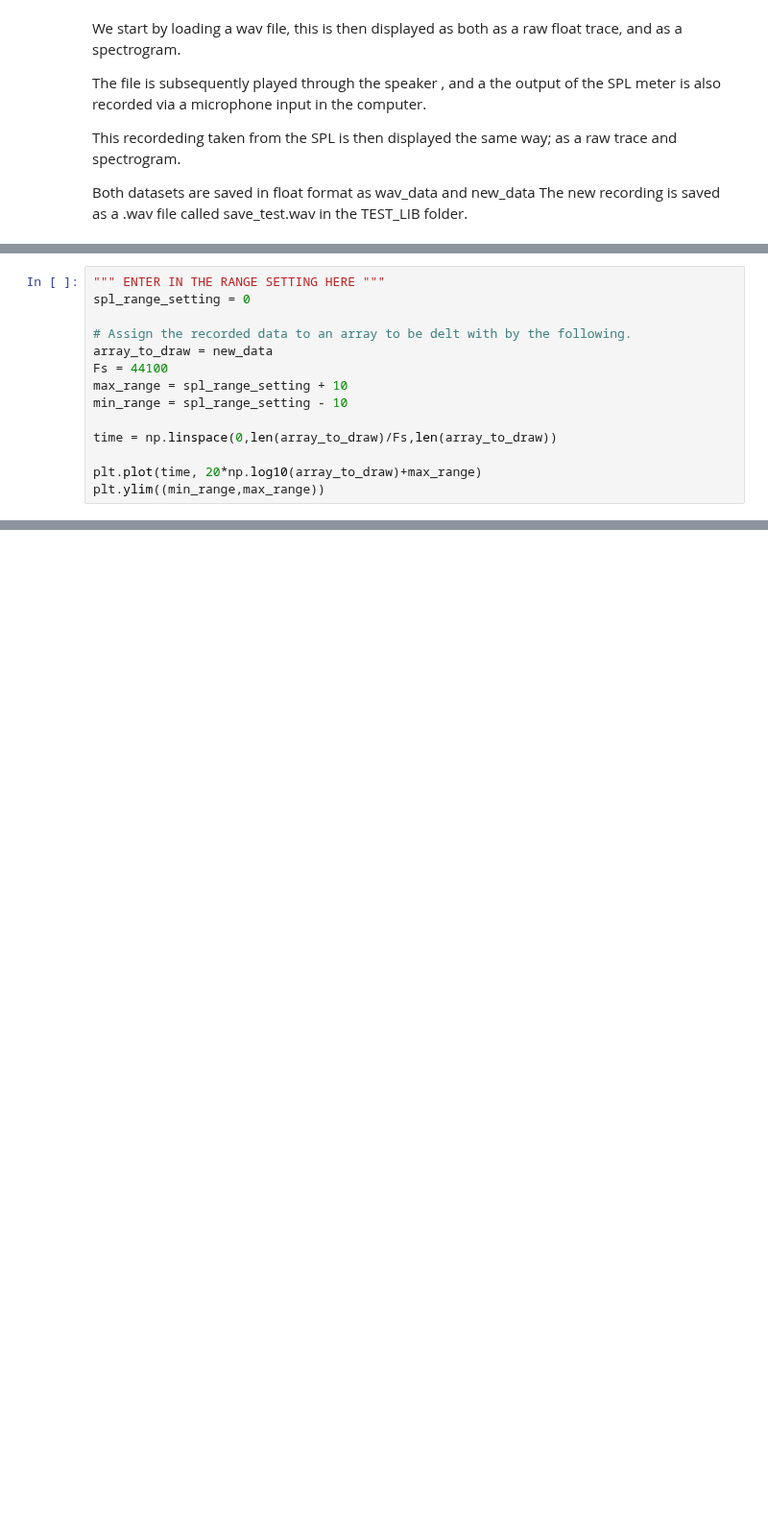
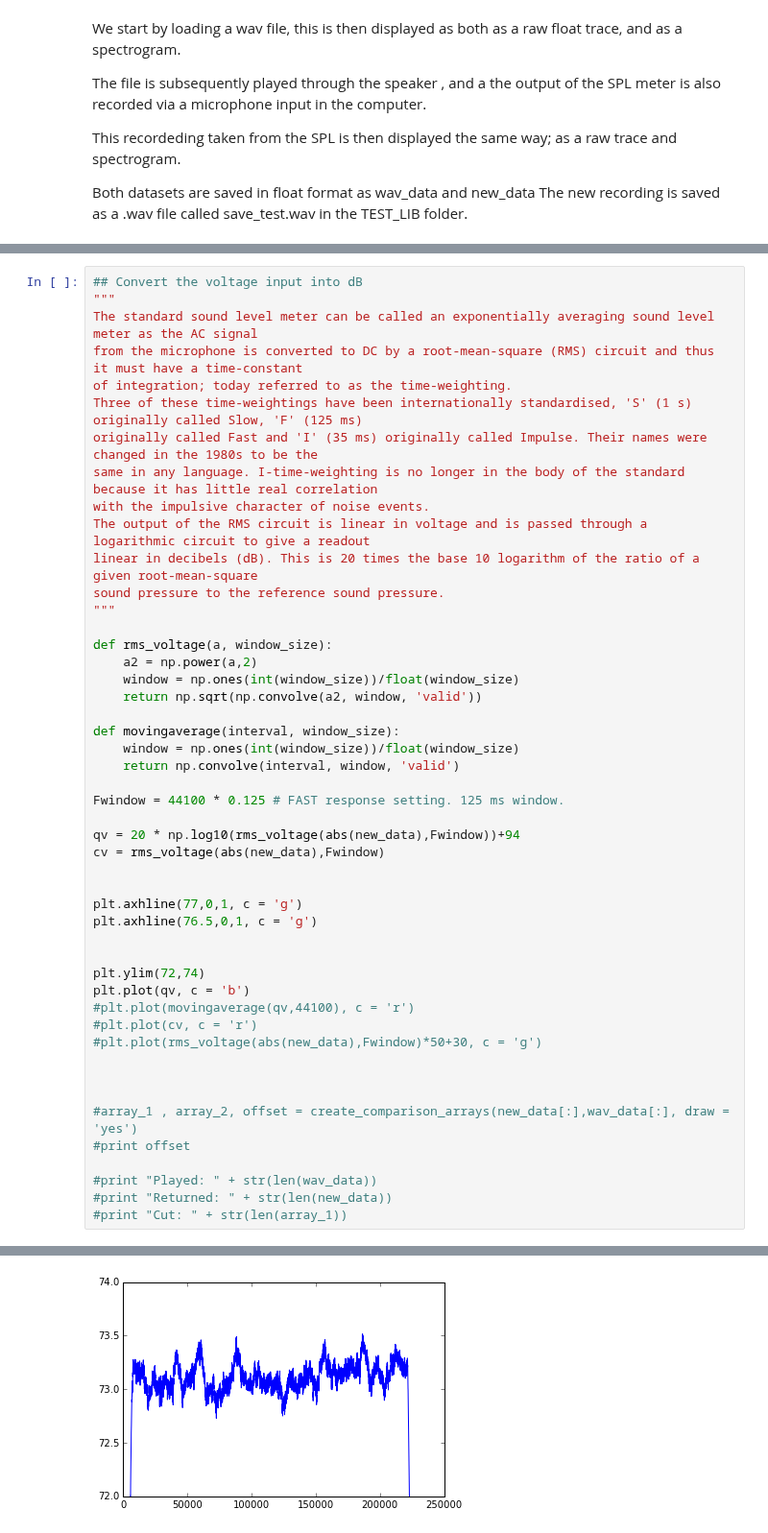
Before and after one commit to BirdMI-UniversityofAuckland/MichaelSandbox, a Jupyter notebook: MicSpeakerPro/SPL_meter_testing.ipynb, the cells around one changed output, grey strips where cells are left out. Shown at 96% size. Cells and saved outputs as stored; diff of their text form; blank space fills up the shorter version.

```diff
--- a/MicSpeakerPro/SPL_meter_testing.ipynb
+++ b/MicSpeakerPro/SPL_meter_testing.ipynb
@@ -87,14 +89,0 @@ Now we can plot out the recorded data, and convert it to dB SPL as per the SPL m
-# %%
-""" ENTER IN THE RANGE SETTING HERE """
-spl_range_setting = 0
-
-# Assign the recorded data to an array to be delt with by the following.
-array_to_draw = new_data
-Fs = 44100
-max_range = spl_range_setting + 10
-min_range = spl_range_setting - 10
-
-time = np.linspace(0,len(array_to_draw)/Fs,len(array_to_draw))
-
-plt.plot(time, 20*np.log10(array_to_draw)+max_range)
-plt.ylim((min_range,max_range))
@@ -103,0 +90,49 @@ plt.ylim((min_range,max_range))
+# %%
+## Convert the voltage input into dB
+"""
+The standard sound level meter can be called an exponentially averaging sound level meter as the AC signal
+from the microphone is converted to DC by a root-mean-square (RMS) circuit and thus it must have a time-constant
+of integration; today referred to as the time-weighting.
+Three of these time-weightings have been internationally standardised, 'S' (1 s) originally called Slow, 'F' (125 ms)
+originally called Fast and 'I' (35 ms) originally called Impulse. Their names were changed in the 1980s to be the
+same in any language. I-time-weighting is no longer in the body of the standard because it has little real correlation
+with the impulsive character of noise events.
+The output of the RMS circuit is linear in voltage and is passed through a logarithmic circuit to give a readout
+linear in decibels (dB). This is 20 times the base 10 logarithm of the ratio of a given root-mean-square
+sound pressure to the reference sound pressure.
+"""
+
+def rms_voltage(a, window_size):
+    a2 = np.power(a,2)
+    window = np.ones(int(window_size))/float(window_size)
+    return np.sqrt(np.convolve(a2, window, 'valid'))
+
+def movingaverage(interval, window_size):
+    window = np.ones(int(window_size))/float(window_size)
+    return np.convolve(interval, window, 'valid')
+
+Fwindow = 44100 * 0.125 # FAST response setting. 125 ms window.
+
+qv = 20 * np.log10(rms_voltage(abs(new_data),Fwindow))+94
+cv = rms_voltage(abs(new_data),Fwindow)
+
+
+plt.axhline(77,0,1, c = 'g')
+plt.axhline(76.5,0,1, c = 'g')
+
+
+plt.ylim(72,74)
+plt.plot(qv, c = 'b')
+#plt.plot(movingaverage(qv,44100), c = 'r')
+#plt.plot(cv, c = 'r')
+#plt.plot(rms_voltage(abs(new_data),Fwindow)*50+30, c = 'g')
+
+
+
+#array_1 , array_2, offset = create_comparison_arrays(new_data[:],wav_data[:], draw = 'yes')
+#print offset
+
+#print "Played: " + str(len(wav_data))
+#print "Returned: " + str(len(new_data))
+#print "Cut: " + str(len(array_1))
+# %% [output]
@@ -103,0 +140 @@ plt.ylim((min_range,max_range))
+[figure, added]
```
Also changed, not shown: parts of 14 cells of this notebook.
